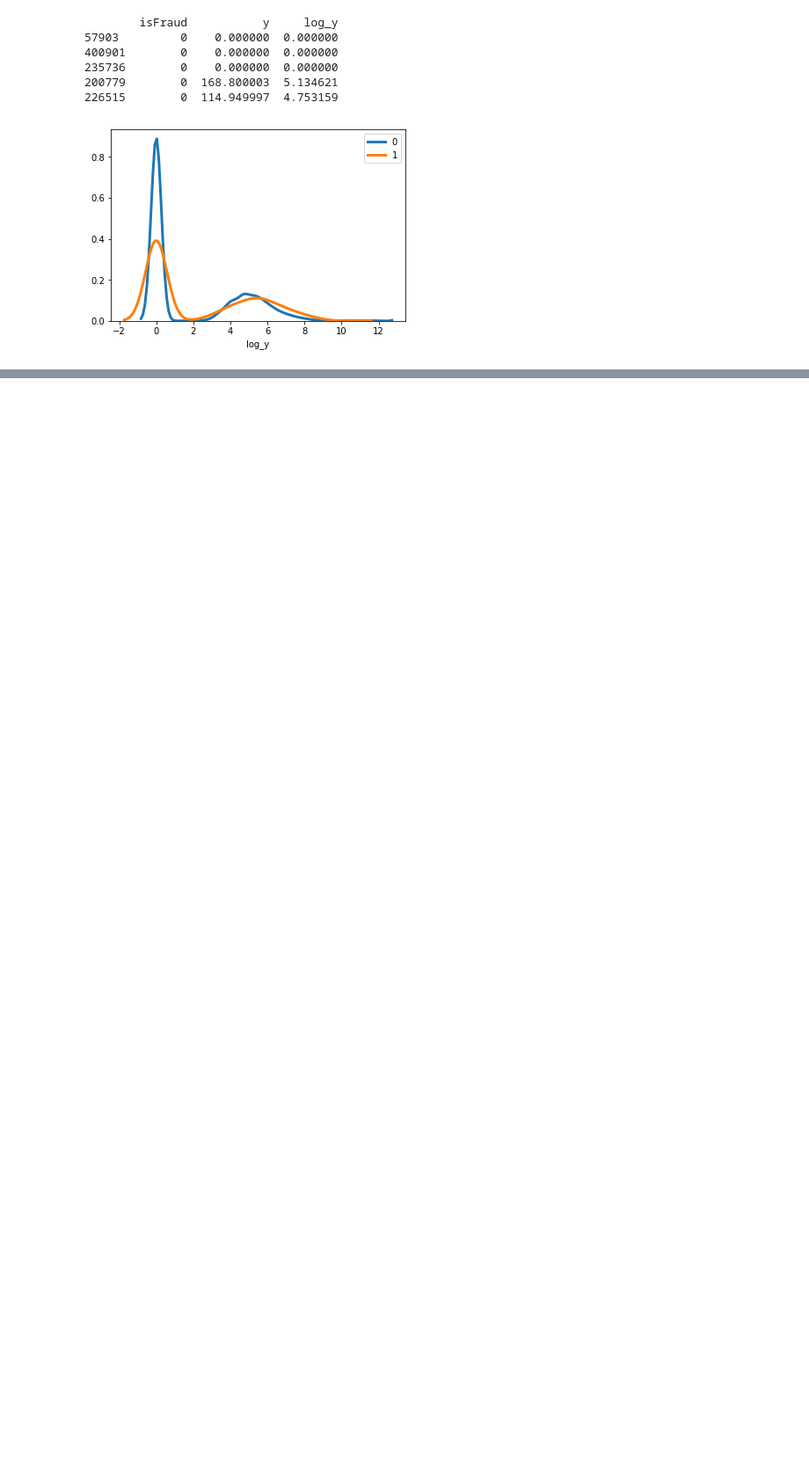
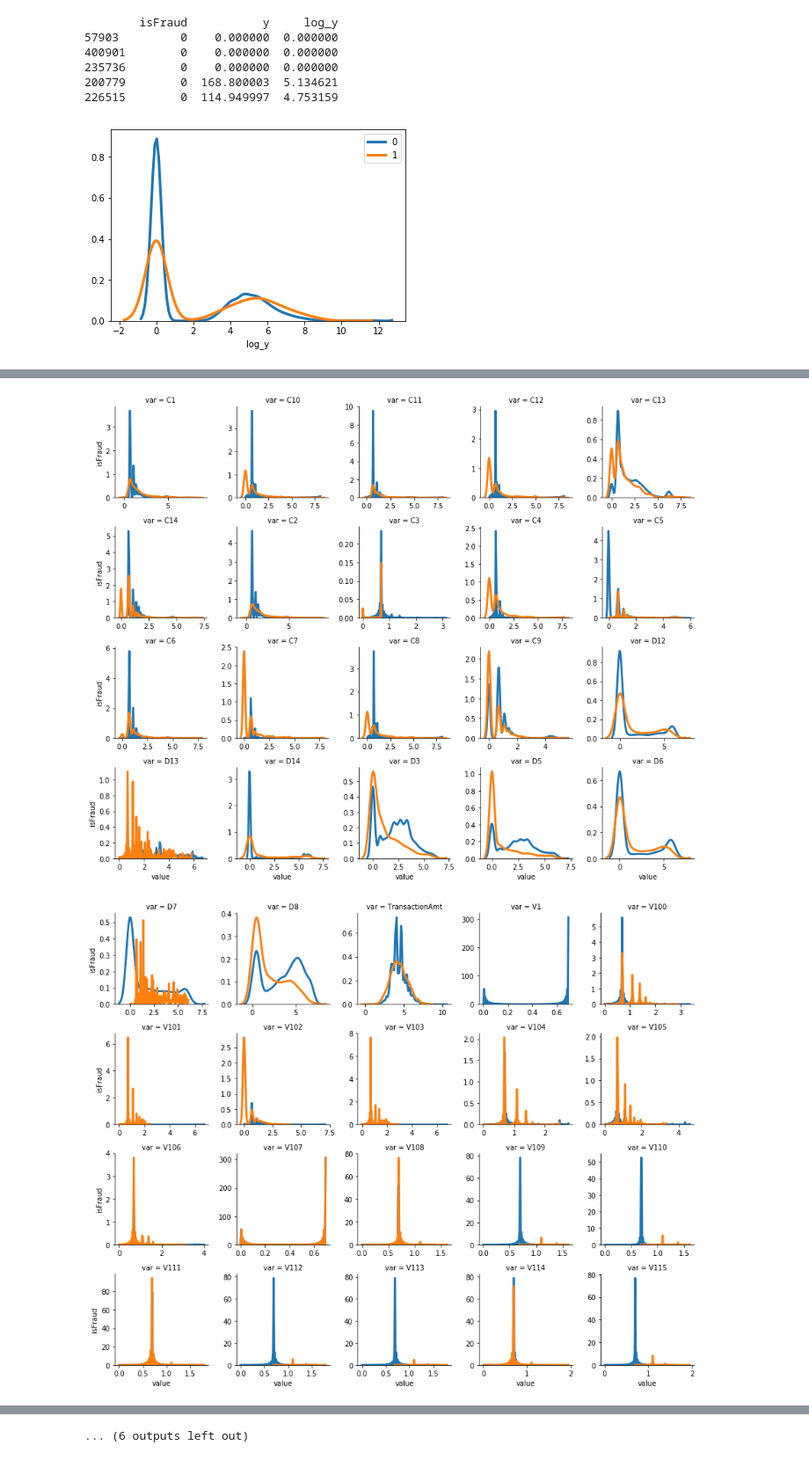
Before and after one commit to jimthompson5802/IEEEFraudDetection, a Jupyter notebook: eda/eda_numeric_statistics.ipynb, the cells around one changed output, grey strips where cells are left out. Shown at 88% size. Saved outputs shown, nothing was run; the diff lists cells and outputs as text; code cells hidden in the pictures; blank space fills up the shorter version.

```diff
--- a/eda/eda_numeric_statistics.ipynb
+++ b/eda/eda_numeric_statistics.ipynb
@@ -193,0 +209,4 @@ for isFraud in [0, 1]:
+# %%
+idx = np.abs(numeric_stats['skew']) > 2.0
+# %%
+skewed_vars = numeric_stats.index[idx]
@@ -193,0 +217,2 @@ for isFraud in [0, 1]:
+# %%
+skewed_vars = list(set(skewed_vars) - set(['isFraud']))
@@ -193,0 +223,11 @@ for isFraud in [0, 1]:
+# %%
+skewed_vars = sorted(skewed_vars)
+# %%
+step_size = 20
+for i in range(0,len(skewed_vars),step_size):
+    df = pd.concat([extract_data(c) for c in skewed_vars[i:(i+step_size)]], axis=0, ignore_index=True)
+    g = sns.FacetGrid(df, col="var", col_wrap=5, height=2.5, sharex=False, sharey=False)
+    g = g.map(plot_log_density, "value", "isFraud")
+# %% [output]
+[figure, added]
+[figure, added]
@@ -193,0 +244 @@ for isFraud in [0, 1]:
+... (6 outputs left out)
```
Also changed, not shown: parts of 4 cells of this notebook.
